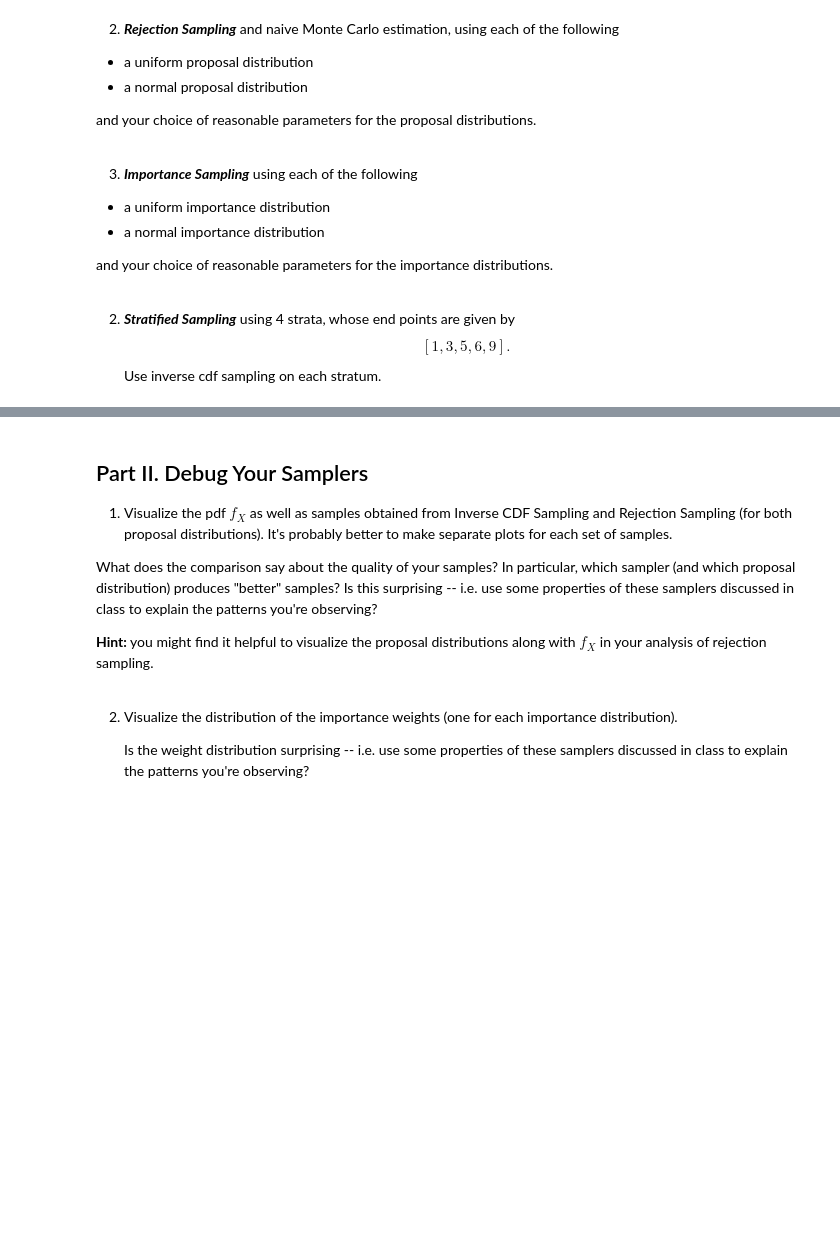
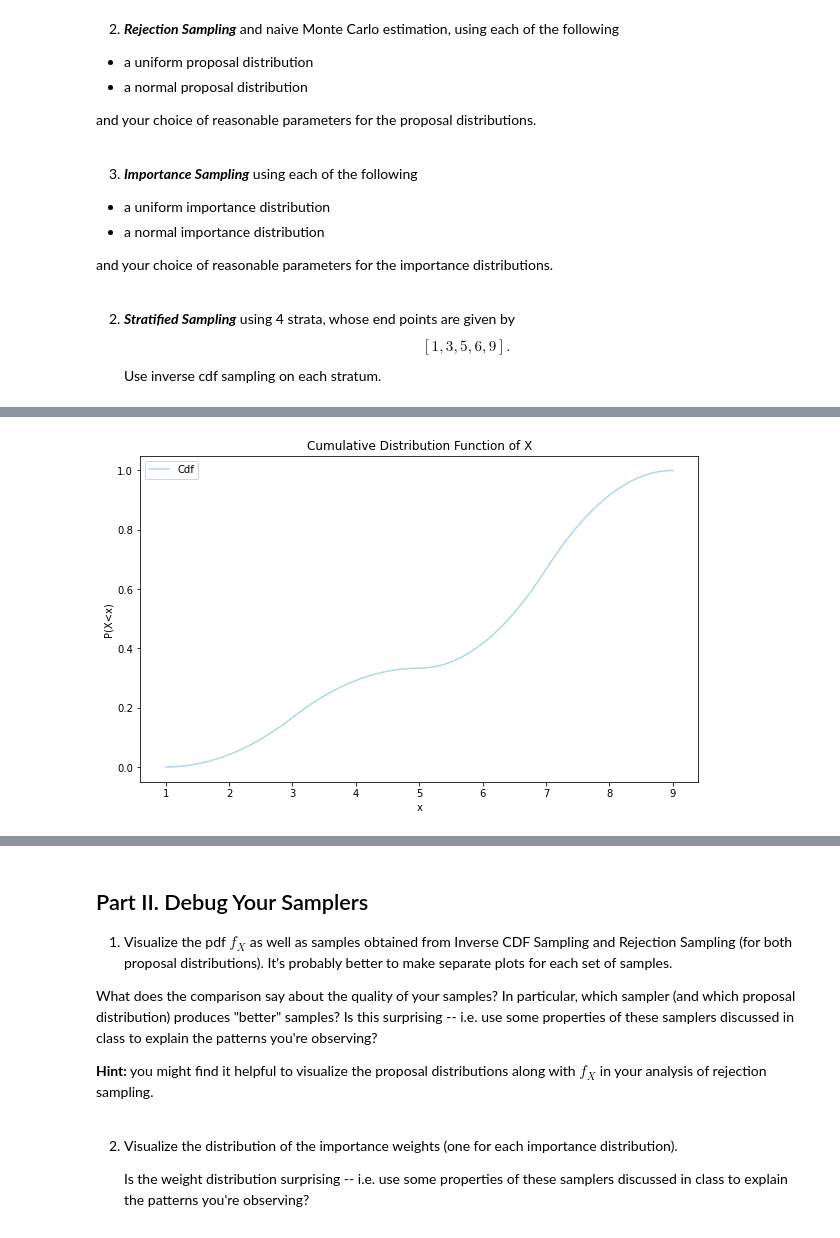
Before and after one commit to DavidAssaraf106/AM207, a Jupyter notebook: homework/HW3/AM207_HW3.ipynb, the cells around one changed output, grey strips where cells are left out. Drawn from its saved outputs; the diff is of its cells as text; code cells hidden in the pictures; blank space fills up the shorter version.

```diff
--- a/homework/HW3/AM207_HW3.ipynb
+++ b/homework/HW3/AM207_HW3.ipynb
@@ -80,0 +121,13 @@ Use inverse cdf sampling on each stratum.
+# %%
+x = np.linspace(1, 9, 1001)
+x1, x2, x3, x4 = x[:251], x[251:500], x[500:751], x[751:]
+cdf = np.concatenate((1/12*(x1**2/2-x1)+1/24, -1/12*(x2**2/2-5*x2)-17/24, 1/6*(x3**2/2-5*x3)+29/12, -1/6*(x4**2/2-9*x4)-69/12), axis = 0)
+plt.figure(figsize = (10, 6))
+plt.plot(x, cdf, color='lightblue', label = 'Cdf')
+plt.title('Cumulative Distribution Function of X')
+plt.xlabel('x')
+plt.ylabel('P(X<x)')
+plt.legend(loc='best')
+plt.show()
+# %% [output]
+[figure, added]
```
Also changed, not shown: parts of 99 cells of this notebook.
